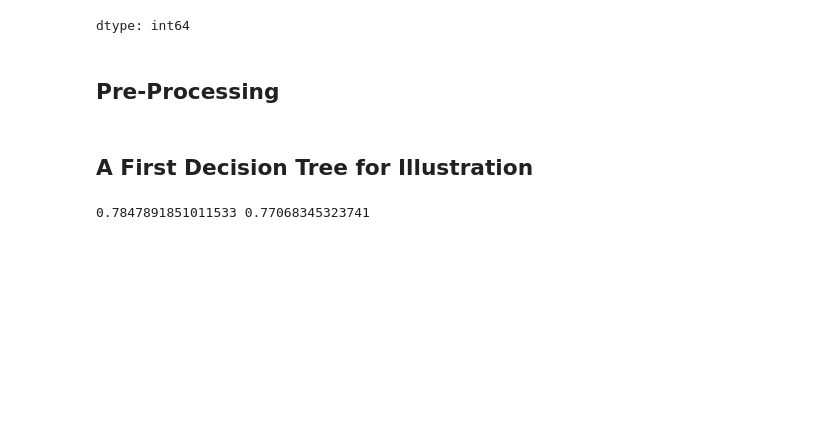
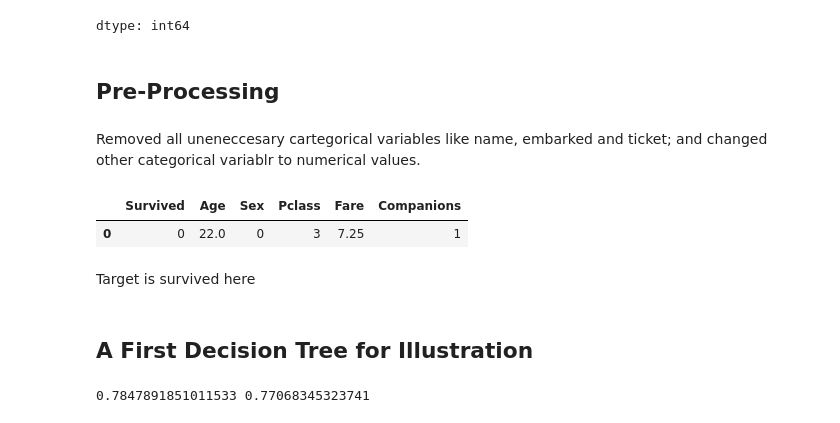
Before and after one commit to Raj-Gopika/ML_Models, a Jupyter notebook: mlc_2425_w5_cv_grid_search_lab.ipynb, the cells around one changed output. Saved outputs shown, nothing was run; the diff lists cells and outputs as text; code cells hidden in the pictures; blank space fills up the shorter version.

```diff
--- a/mlc_2425_w5_cv_grid_search_lab.ipynb
+++ b/mlc_2425_w5_cv_grid_search_lab.ipynb
@@ -68,6 +68,15 @@ df['Companions'] = df['SibSp'] + df['Parch']
 df = df[ ['Survived', 'Age', 'Sex', 'Pclass', 'Fare', 'Companions']]
 # fill in missing values with the simplest strategy so as not to break the ML
 df = df.fillna(df.mean())
+# %% [markdown]
+Removed all uneneccesary cartegorical variables like name, embarked and ticket; and changed other categorical variablr to numerical values.
+# %%
+df.head(1)
+# %% [output]
+|  | Survived | Age | Sex | Pclass | Fare | Companions |
+| 0 | 0 | 22.0 | 0 | 3 | 7.25 | 1 |
+# %% [markdown]
+Target is survived here
 # %%
 X, y = df.drop(columns='Survived'), df['Survived']
 # %%
```
Also changed, not shown: parts of 17 cells of this notebook.
